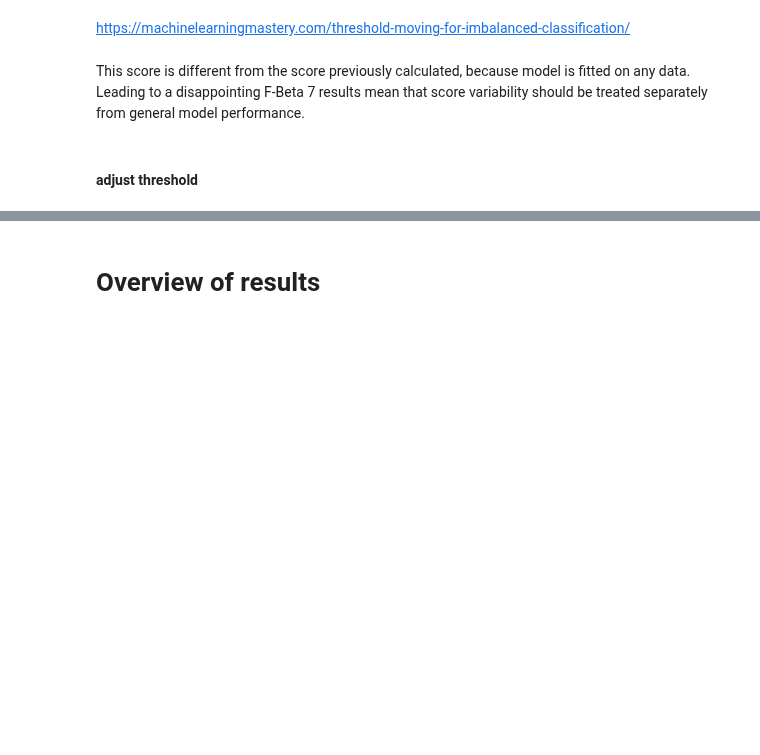
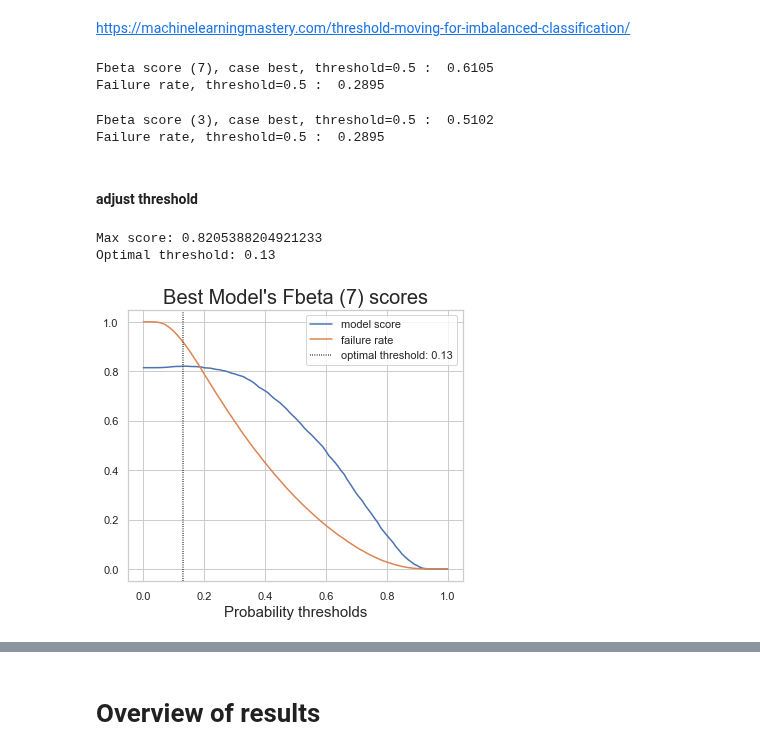
Before and after one commit to EtienneLardeur/P7_Scoring, a Jupyter notebook: P7_Model.ipynb, the cells around one changed output, grey strips where cells are left out. Saved outputs shown, nothing was run; the diff lists cells and outputs as text; code cells hidden in the pictures; blank space fills up the shorter version.

```diff
--- a/P7_Model.ipynb
+++ b/P7_Model.ipynb
@@ -1041,0 +1065,6 @@ features = X_train.columns
+# %%
+# set index with SK_ID_CURR
+train = train.set_index('SK_ID_CURR')
+test = test.set_index('SK_ID_CURR')
+# %%
+X_train, X_test, y_train, y_test, features = preprocess_split(data=train)
@@ -1063,10 +1115,13 @@ def get_predict_proba(
     y_pred_proba = model.predict_proba(X_test[cols])[:, 1]
     return y_pred_proba
 # %%
-def fbeta_threshold(y_pred_proba, y_test, threshold=0.5):
+def fbeta_threshold(y_pred_proba, y_test, threshold=0.5, beta=7):
     y_pred = y_pred_proba > threshold
-    f7_th = fbeta_score(y_test, y_pred, beta=7)
-    return f7_th
+    fbeta_th = fbeta_score(y_test, y_pred, beta=beta)
+    pred_good = (y_pred == 0).sum()
+    pred_fail = (y_pred == 1).sum()
+    f_rate = pred_fail / (pred_good + pred_fail)
+    return fbeta_th, f_rate
 # %%
 y_best_proba = get_predict_proba(
     best_model,
@@ -1090,32 +1134,44 @@ model
 # %%
-f7_th_best = fbeta_threshold(y_best_proba, y_test)
+f7_th_best, f_rate_7_best = fbeta_threshold(y_best_proba, y_test)
 print('Fbeta score (7), case best, threshold=0.5 : ', round(f7_th_best, 4))
+print('Failure rate, threshold=0.5 : ', round(f_rate_7_best, 4))
+# %% [output]
+Fbeta score (7), case best, threshold=0.5 :  0.6105
+Failure rate, threshold=0.5 :  0.2895
 # %%
-f7_th_cv = fbeta_threshold(y_model_proba, y_test)
-print('Fbeta score (7), case best, threshold=0.5 : ', round(f7_th_cv, 4))
+f3_th_best, f_rate_3_best = fbeta_threshold(y_best_proba, y_test, beta=3)
+print('Fbeta score (3), case best, threshold=0.5 : ', round(f3_th_best, 4))
+print('Failure rate, threshold=0.5 : ', round(f_rate_3_best, 4))
+# %% [output]
+Fbeta score (3), case best, threshold=0.5 :  0.5102
+Failure rate, threshold=0.5 :  0.2895
-# %% [markdown]
-This score is different from the score previously calculated, because model is fitted on any data. Leading to a disappointing F-Beta 7 results mean that score variability should be treated separately from general model performance.
 # %% [markdown]
 #### adjust threshold
 # %%
+# with beta = 7
 scores = []
+f_rates = []
 for i in np.linspace(0, 1, num=101):
-    score = fbeta_threshold(y_best_proba, y_test, threshold=i)
+    score, f_rate = fbeta_threshold(y_best_proba, y_test, threshold=i)
     scores.append(score)
+    f_rates.append(f_rate)
 # %%
 fig, ax = plt.subplots(figsize=(6, 5))
 plt.plot(np.linspace(0, 1, num=101), scores, label="model score")
-
+plt.plot(np.linspace(0, 1, num=101), f_rates, label="failure rate")
 max_score = max(scores)
 opt_threshold = np.linspace(0, 1, num=101)[scores.index(max_score)]
 
 plt.axvline(x=opt_threshold, color='k', dashes=(0.5, 1), label="optimal threshold: {}".format(opt_threshold))
 
-plt.title("Best Model's scores vs Probability thresholds", fontsize=20)
+plt.title("Best Model's Fbeta (7) scores", fontsize=20)
 plt.xlabel("Probability thresholds", fontsize=15)
-plt.ylabel("Model's score", fontsize=15)
 plt.legend()
 
 print("Max score:", max_score)
 print("Optimal threshold:", opt_threshold)
+# %% [output]
+Max score: 0.8205388204921233
+Optimal threshold: 0.13
+[figure, added]
 # %%
```
Also changed, not shown: parts of 178 cells of this notebook, 2 other files.
